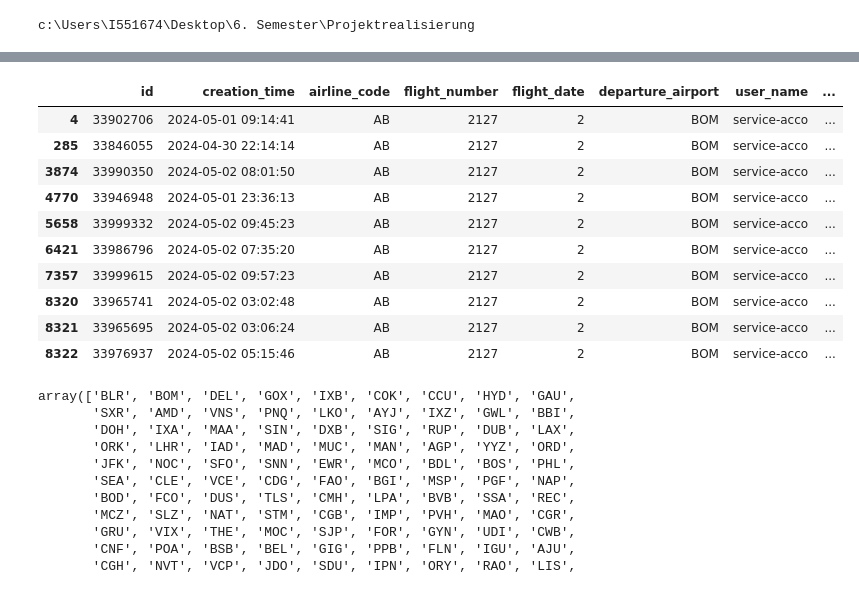
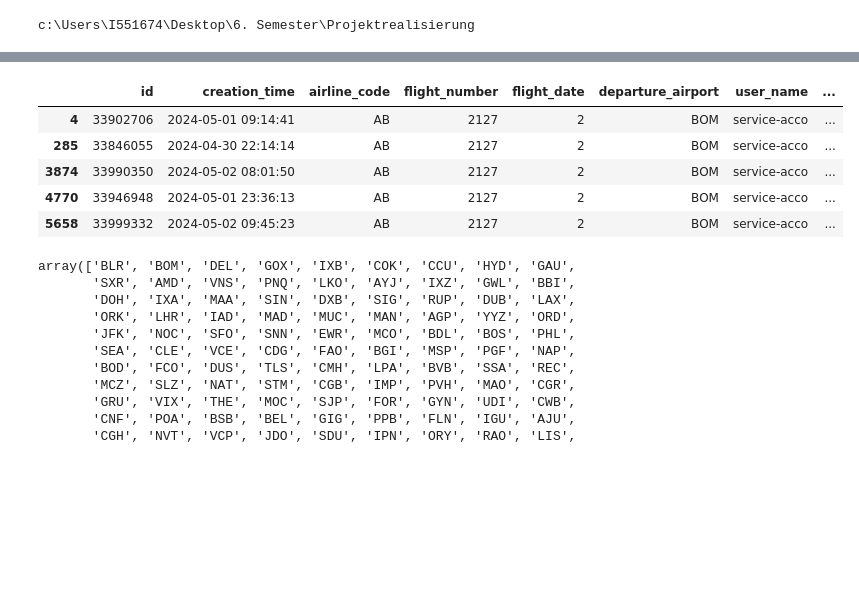
Before and after one commit to echtermeyer/Projektrealisierung, a Jupyter notebook: notebooks/Lasse Schabernack.ipynb, the cells around one changed output, grey strips where cells are left out. Cells and saved outputs as stored; diff of their text form; code cells hidden in the pictures; blank space fills up the shorter version.

```diff
--- a/notebooks/Lasse Schabernack.ipynb
+++ b/notebooks/Lasse Schabernack.ipynb
@@ -19,6 +19,6 @@ pd.set_option("display.max_rows", None)
 pd.set_option("display.max_columns", None)
 pd.set_option("display.max_colwidth", None)
 # %%
-trip_loader = TripLoader(fix_csv_errors=True)
+trip_loader = TripLoader(fix_csv_errors=False)
 trips_data = [trip_loader.trips_ABCD, trip_loader.trips_MNOP, trip_loader.trips_ZYXW]
-combined_trips = pd.concat(trips_data, ignore_index=True).dropna().drop(columns=["header_line", "entry_details"])
+combined_trips = pd.concat(trips_data, ignore_index=True)
@@ -34,17 +25,15 @@ combined_trips.head()
+# %%
+combined_trips = combined_trips.drop(columns=["entry_details", "header_line"])
+combined_trips.head()
 # %%
-combined_trips[(combined_trips["flight_number"] == 2127) & (combined_trips["flight_date"] == 2)].head(10)
+combined_trips[(combined_trips["flight_number"] == 2127) & (combined_trips["flight_date"] == 2)].head(5)
 # %% [output]
 |  | id | creation_time | airline_code | flight_number | flight_date | departure_airport | user_name | ... |
 | 4 | 33902706 | 2024-05-01 09:14:41 | AB | 2127 | 2 | BOM | service-acco | ... |
 | 285 | 33846055 | 2024-04-30 22:14:14 | AB | 2127 | 2 | BOM | service-acco | ... |
 | 3874 | 33990350 | 2024-05-02 08:01:50 | AB | 2127 | 2 | BOM | service-acco | ... |
 | 4770 | 33946948 | 2024-05-01 23:36:13 | AB | 2127 | 2 | BOM | service-acco | ... |
 | 5658 | 33999332 | 2024-05-02 09:45:23 | AB | 2127 | 2 | BOM | service-acco | ... |
-| 6421 | 33986796 | 2024-05-02 07:35:20 | AB | 2127 | 2 | BOM | service-acco | ... |
-| 7357 | 33999615 | 2024-05-02 09:57:23 | AB | 2127 | 2 | BOM | service-acco | ... |
-| 8320 | 33965741 | 2024-05-02 03:02:48 | AB | 2127 | 2 | BOM | service-acco | ... |
-| 8321 | 33965695 | 2024-05-02 03:06:24 | AB | 2127 | 2 | BOM | service-acco | ... |
-| 8322 | 33976937 | 2024-05-02 05:15:46 | AB | 2127 | 2 | BOM | service-acco | ... |
 # %%
 combined_trips["departure_airport"].unique()
 # %% [output]
```
Also changed, not shown: parts of 1 cell of this notebook.
